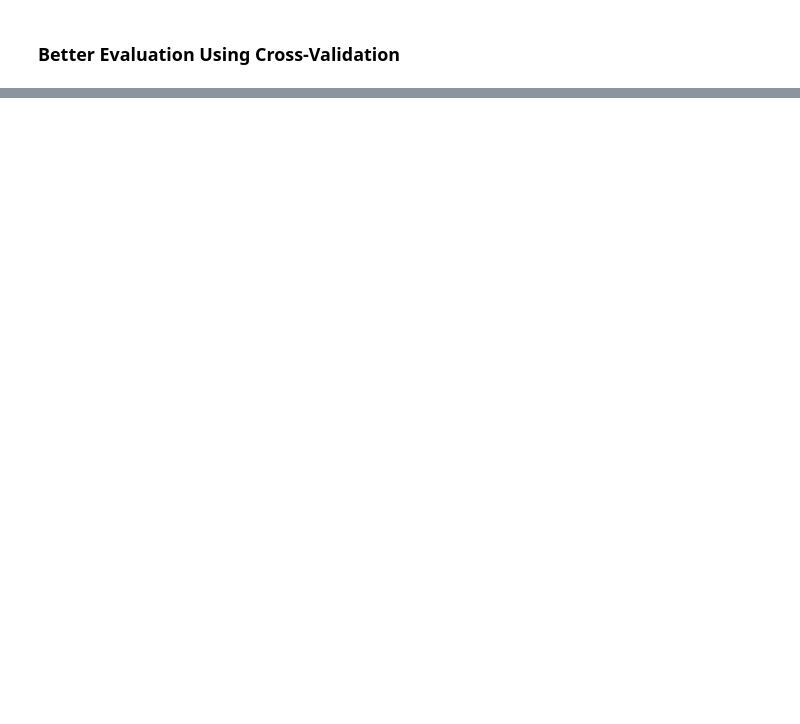
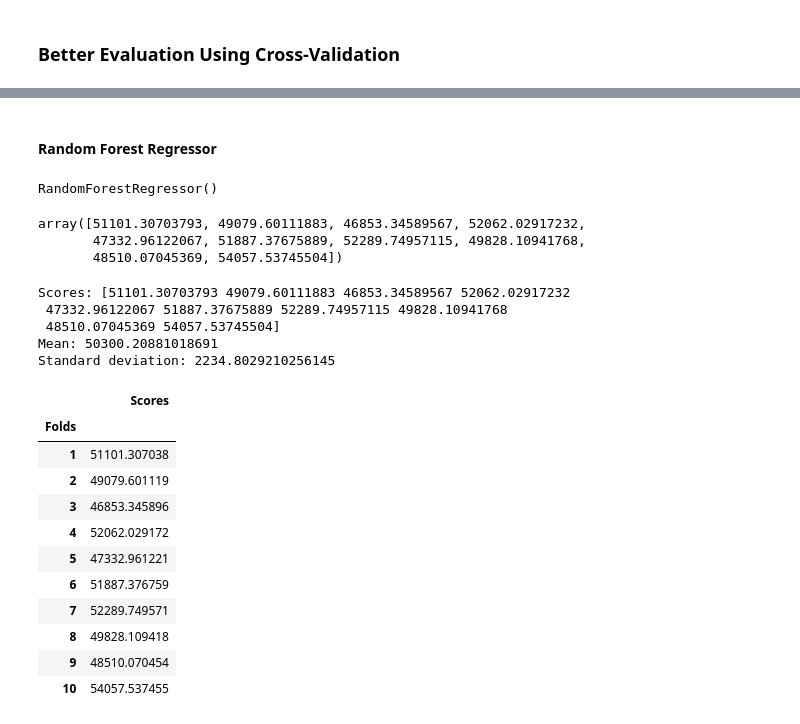
Before and after one commit to SparrowHere/California_Housing_Prices_Analysis, a Jupyter notebook: California_Housing.ipynb, the cells around one changed output, grey strips where cells are left out. Saved outputs shown, nothing was run; the diff lists cells and outputs as text; code cells hidden in the pictures; blank space fills up the shorter version.

```diff
--- a/California_Housing.ipynb
+++ b/California_Housing.ipynb
@@ -622,0 +711,6 @@ Root-mean-Squared-Error (For a Decision Tree type model): 0.0
+# %%
+from IPython.display import display_html
+
+styler_tree = scores_table_tree.style.set_table_attributes("style='display:inline'").set_caption("Scores for the Decision Tree model")
+styler_linreg = scores_table_linreg.style.set_table_attributes("style='display:inline'").set_caption("Scores for the Linear Regression model")
+display_html(styler_tree._repr_html_() + styler_linreg._repr_html_(), raw = True)    # type: ignore
@@ -622,0 +744,52 @@ Root-mean-Squared-Error (For a Decision Tree type model): 0.0
+# %% [markdown]
+#### Random Forest Regressor
+# %%
+from sklearn.ensemble import RandomForestRegressor
+
+forest_reg = RandomForestRegressor()   # Creating a random forest regressor object.
+forest_reg.fit(df_prepared, df_labels)
+# %% [output]
+RandomForestRegressor()
+# %%
+performance_scores_forest = cross_val_score(
+    forest_reg,   # The object to be evaluated.
+    df_prepared,
+    df_labels,
+    scoring = "neg_mean_squared_error",
+    cv = 10
+)
+
+forest_reg_rmse = np.sqrt(-performance_scores_forest)  # Calculating the root mean squared error.
+# %%
+forest_reg_rmse
+# %% [output]
+array([51101.30703793, 49079.60111883, 46853.34589567, 52062.02917232,
+       47332.96122067, 51887.37675889, 52289.74957115, 49828.10941768,
+       48510.07045369, 54057.53745504])
+# %%
+display_scores(forest_reg_rmse)
+# %% [output]
+Scores: [51101.30703793 49079.60111883 46853.34589567 52062.02917232
+ 47332.96122067 51887.37675889 52289.74957115 49828.10941768
+ 48510.07045369 54057.53745504]
+Mean: 50300.20881018691
+Standard deviation: 2234.8029210256145
+# %%
+# Converting the scores to a dataframe.
+scores_table_forest = pd.DataFrame((forest_reg_rmse), columns = ["Scores"])
+scores_table_forest.index += 1
+scores_table_forest.index = scores_table_linreg.index.rename("Folds")
+scores_table_forest
+# %% [output]
+|  | Scores |
+| Folds |  |
+| 1 | 51101.307038 |
+| 2 | 49079.601119 |
+| 3 | 46853.345896 |
+| 4 | 52062.029172 |
+| 5 | 47332.961221 |
+| 6 | 51887.376759 |
+| 7 | 52289.749571 |
+| 8 | 49828.109418 |
+| 9 | 48510.070454 |
+| 10 | 54057.537455 |
```
Also changed, not shown: parts of 12 cells of this notebook.
